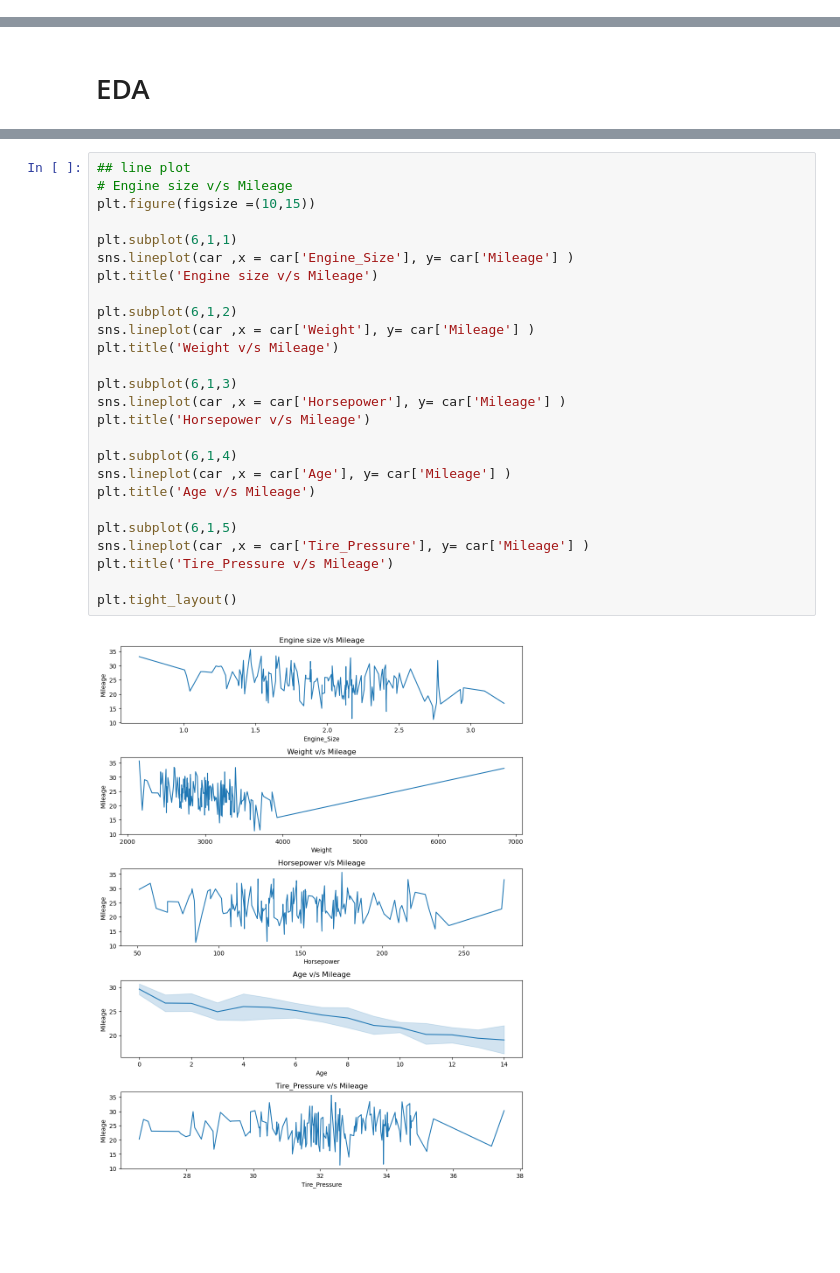
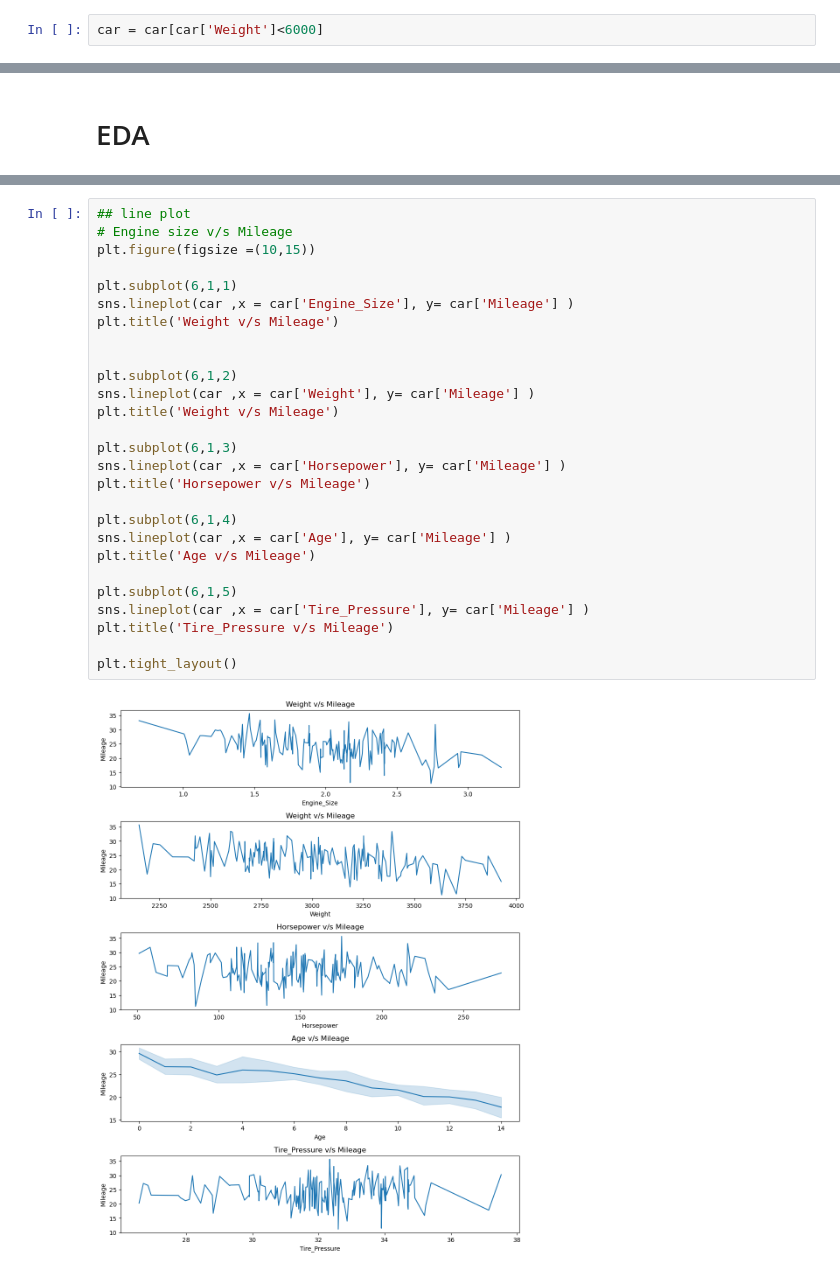
Before and after one commit to Swadhish-ks/Machine-_learning, a Jupyter notebook: multiple_linear_regression_1.ipynb, the cells around one changed output, grey strips where cells are left out. Saved outputs shown, nothing was run; the diff lists cells and outputs as text; blank space fills up the shorter version.

```diff
--- a/multiple_linear_regression_1.ipynb
+++ b/multiple_linear_regression_1.ipynb
@@ -152,6 +140,8 @@ plt.tight_layout()
 car =car[car['Mileage']<40]
 # %%
 car =car[car['Weight']>2000]
+# %%
+car = car[car['Weight']<6000]
 # %%
 sns.boxplot(x=car['Weight'] ,color ='lightblue' ,linecolor = 'black')
 # %% [output]
@@ -183,29 +173,30 @@ car
 # %%
 ## line plot
 # Engine size v/s Mileage
 plt.figure(figsize =(10,15))
 
 plt.subplot(6,1,1)
 sns.lineplot(car ,x = car['Engine_Size'], y= car['Mileage'] )
-plt.title('Engine size v/s Mileage')
+plt.title('Weight v/s Mileage')
+
 
 plt.subplot(6,1,2)
 sns.lineplot(car ,x = car['Weight'], y= car['Mileage'] )
 plt.title('Weight v/s Mileage')
 
 plt.subplot(6,1,3)
 sns.lineplot(car ,x = car['Horsepower'], y= car['Mileage'] )
 plt.title('Horsepower v/s Mileage')
 
 plt.subplot(6,1,4)
 sns.lineplot(car ,x = car['Age'], y= car['Mileage'] )
 plt.title('Age v/s Mileage')
 
 plt.subplot(6,1,5)
 sns.lineplot(car ,x = car['Tire_Pressure'], y= car['Mileage'] )
 plt.title('Tire_Pressure v/s Mileage')
 
 plt.tight_layout()
 # %% [output]
-[figure, old version]
+[figure, new version]
 # %% [markdown]
```
Also changed, not shown: parts of 40 cells of this notebook, 2 other files.
